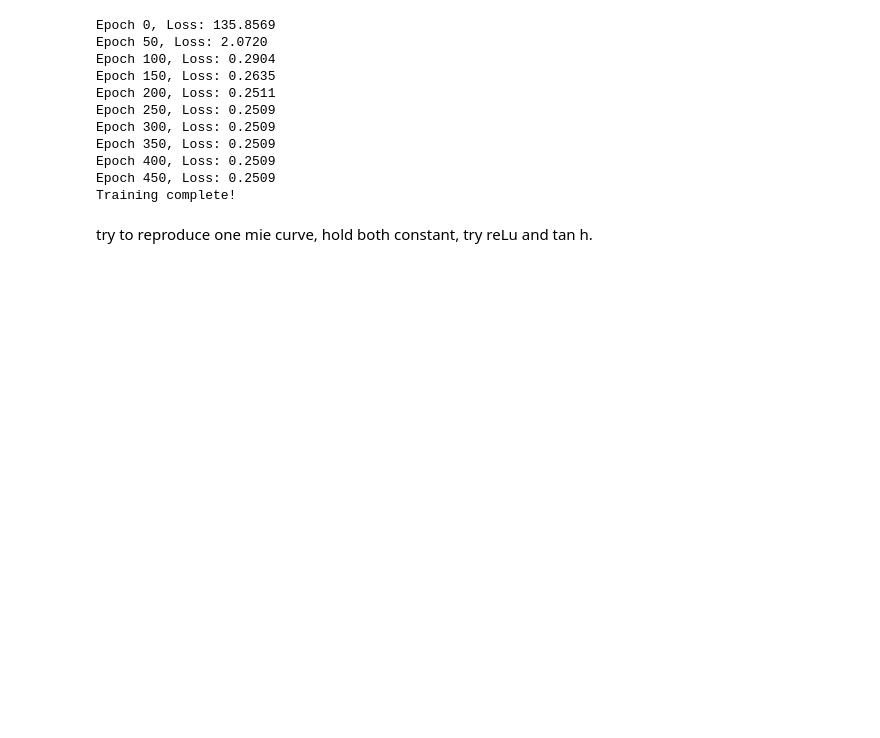
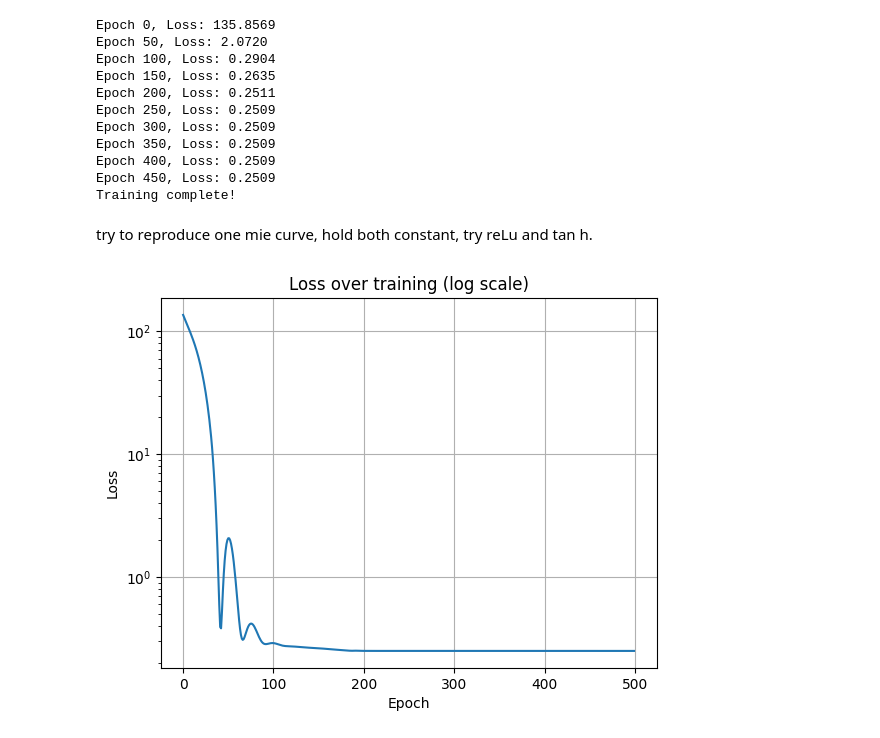
Before and after one commit to james-613/pyTorch-learning, a Jupyter notebook: day1_nn.ipynb, the cells around one changed output. Saved outputs shown, nothing was run; the diff lists cells and outputs as text; code cells hidden in the pictures; blank space fills up the shorter version.

```diff
--- a/day1_nn.ipynb
+++ b/day1_nn.ipynb
@@ -137,3 +137,15 @@ Epoch 450, Loss: 0.2509
 Training complete!
 # %% [markdown]
 try to reproduce one mie curve, hold both constant, try reLu and tan h.
+# %%
+import matplotlib.pyplot as plt
+
+plt.plot(losses)
+plt.xlabel("Epoch")
+plt.ylabel("Loss")
+plt.title("Loss over training (log scale)")
+plt.yscale('log')   # log scale to see the dramatic drop clearly
+plt.grid(True)
+plt.show()
+# %% [output]
+[figure, added]
```
Also changed, not shown: parts of 4 cells of this notebook.
